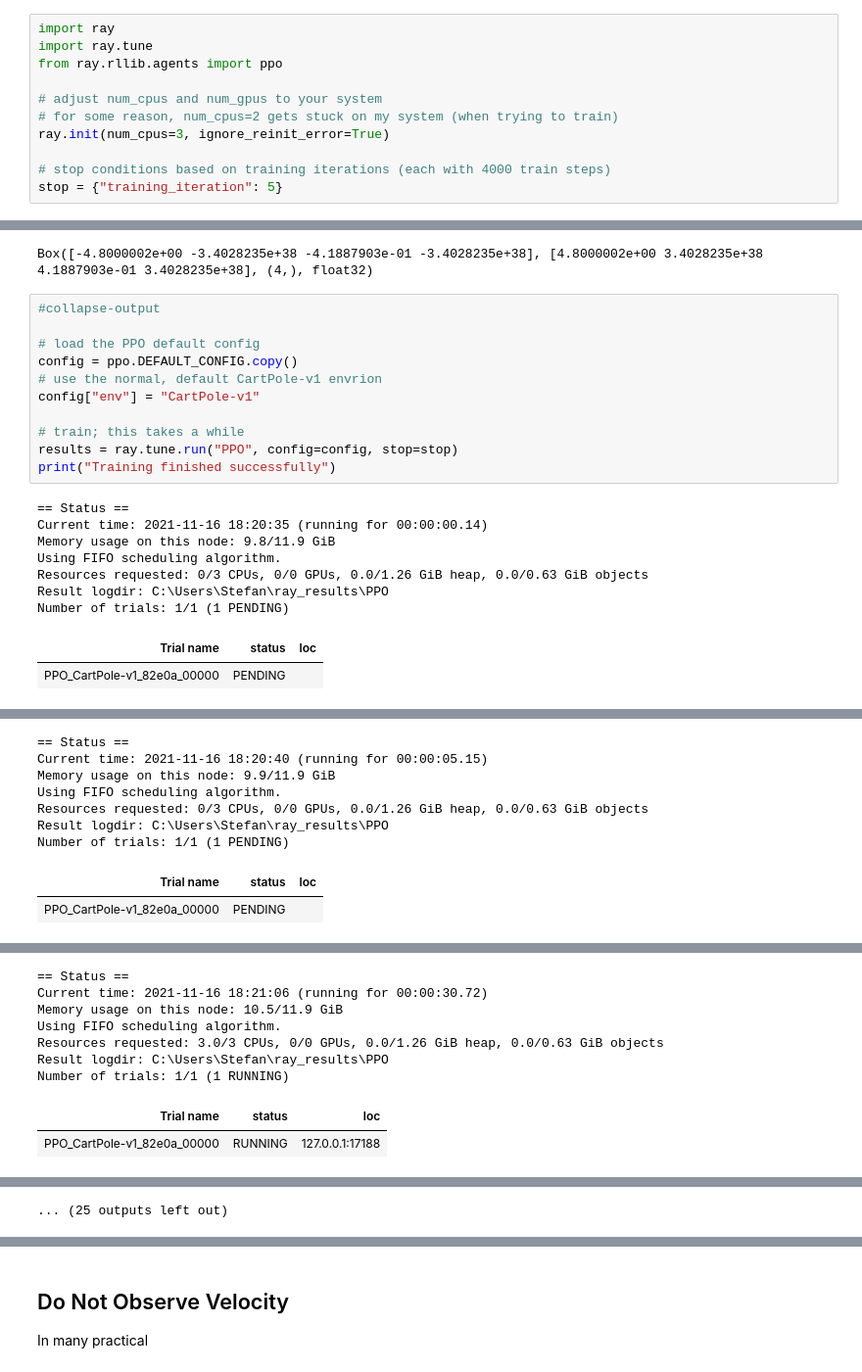
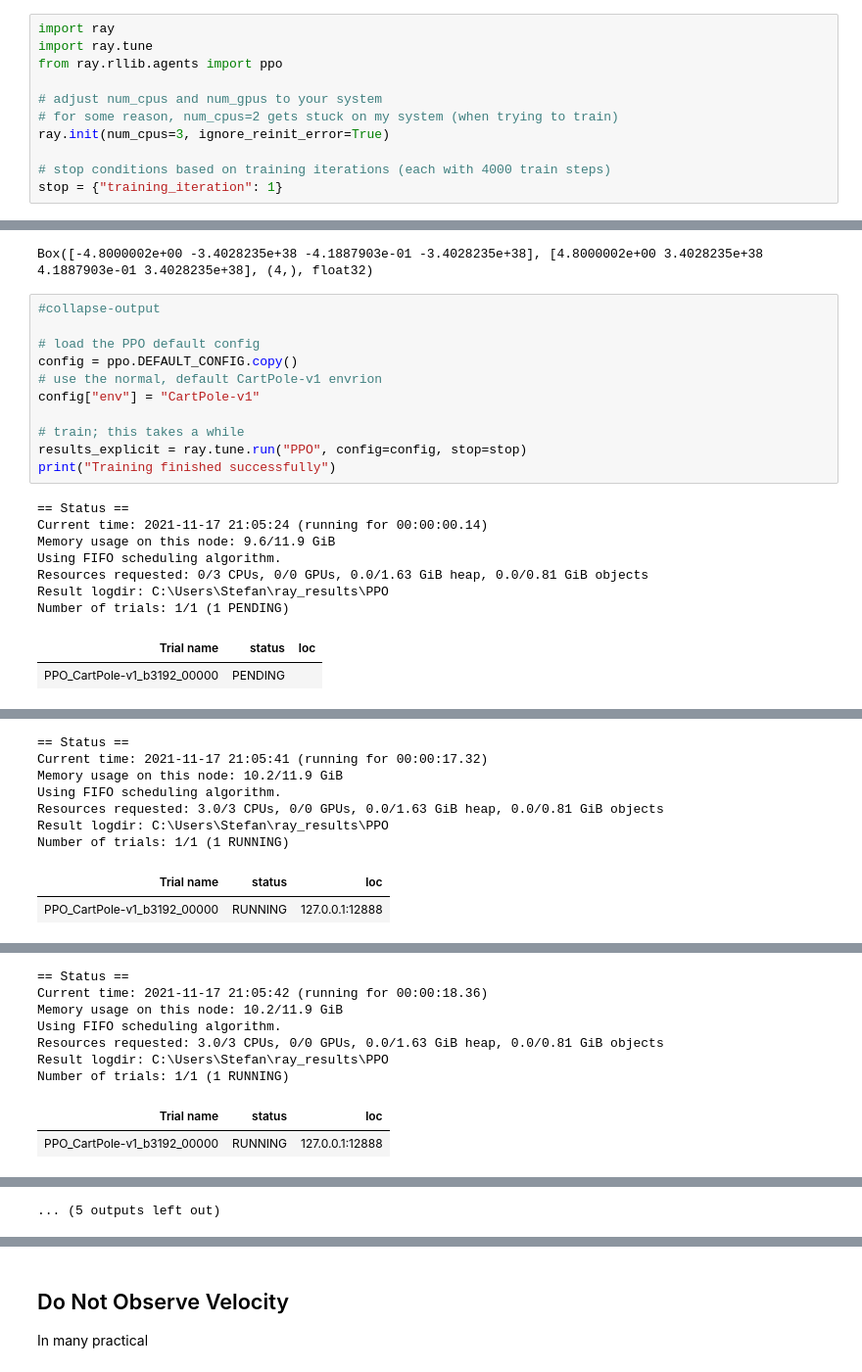
Before and after one commit to stefanbschneider/old-blog, a Jupyter notebook: _notebooks/2021-11-16-rl-self-attention.ipynb, the cells around one changed output, grey strips where cells are left out. Shown at 98% size. Cells and saved outputs as stored; diff of their text form.

```diff
--- a/_notebooks/2021-11-16-rl-self-attention.ipynb
+++ b/_notebooks/2021-11-16-rl-self-attention.ipynb
@@ -78,4 +81,4 @@ from ray.rllib.agents import ppo
 ray.init(num_cpus=3, ignore_reinit_error=True)
 
 # stop conditions based on training iterations (each with 4000 train steps)
-stop = {"training_iteration": 5}
+stop = {"training_iteration": 1}
@@ -103,15 +104,15 @@ config = ppo.DEFAULT_CONFIG.copy()
 config["env"] = "CartPole-v1"
 
 # train; this takes a while
-results = ray.tune.run("PPO", config=config, stop=stop)
+results_explicit = ray.tune.run("PPO", config=config, stop=stop)
 print("Training finished successfully")
 # %% [output]
 == Status ==
-Current time: 2021-11-16 18:20:35 (running for 00:00:00.14)
-Memory usage on this node: 9.8/11.9 GiB
+Current time: 2021-11-17 21:05:24 (running for 00:00:00.14)
+Memory usage on this node: 9.6/11.9 GiB
 Using FIFO scheduling algorithm.
-Resources requested: 0/3 CPUs, 0/0 GPUs, 0.0/1.26 GiB heap, 0.0/0.63 GiB objects
+Resources requested: 0/3 CPUs, 0/0 GPUs, 0.0/1.63 GiB heap, 0.0/0.81 GiB objects
 Result logdir: C:\Users\Stefan\ray_results\PPO
 Number of trials: 1/1 (1 PENDING)
 | Trial name | status | loc |
-| PPO_CartPole-v1_82e0a_00000 | PENDING |  |
+| PPO_CartPole-v1_b3192_00000 | PENDING |  |
@@ -119,9 +124,9 @@ Number of trials: 1/1 (1 PENDING)
 == Status ==
-Current time: 2021-11-16 18:20:40 (running for 00:00:05.15)
-Memory usage on this node: 9.9/11.9 GiB
+Current time: 2021-11-17 21:05:41 (running for 00:00:17.32)
+Memory usage on this node: 10.2/11.9 GiB
 Using FIFO scheduling algorithm.
-Resources requested: 0/3 CPUs, 0/0 GPUs, 0.0/1.26 GiB heap, 0.0/0.63 GiB objects
+Resources requested: 3.0/3 CPUs, 0/0 GPUs, 0.0/1.63 GiB heap, 0.0/0.81 GiB objects
 Result logdir: C:\Users\Stefan\ray_results\PPO
-Number of trials: 1/1 (1 PENDING)
+Number of trials: 1/1 (1 RUNNING)
 | Trial name | status | loc |
-| PPO_CartPole-v1_82e0a_00000 | PENDING |  |
+| PPO_CartPole-v1_b3192_00000 | RUNNING | 127.0.0.1:12888 |
@@ -135,9 +136,9 @@ Number of trials: 1/1 (1 PENDING)
 == Status ==
-Current time: 2021-11-16 18:21:06 (running for 00:00:30.72)
-Memory usage on this node: 10.5/11.9 GiB
+Current time: 2021-11-17 21:05:42 (running for 00:00:18.36)
+Memory usage on this node: 10.2/11.9 GiB
 Using FIFO scheduling algorithm.
-Resources requested: 3.0/3 CPUs, 0/0 GPUs, 0.0/1.26 GiB heap, 0.0/0.63 GiB objects
+Resources requested: 3.0/3 CPUs, 0/0 GPUs, 0.0/1.63 GiB heap, 0.0/0.81 GiB objects
 Result logdir: C:\Users\Stefan\ray_results\PPO
 Number of trials: 1/1 (1 RUNNING)
 | Trial name | status | loc |
-| PPO_CartPole-v1_82e0a_00000 | RUNNING | 127.0.0.1:17188 |
+| PPO_CartPole-v1_b3192_00000 | RUNNING | 127.0.0.1:12888 |
@@ -157,3 +172,3 @@ Number of trials: 1/1 (1 RUNNING)
-... (25 outputs left out)
+... (5 outputs left out)
 # %%
 # check results
```
Also changed, not shown: parts of 14 cells of this notebook.
